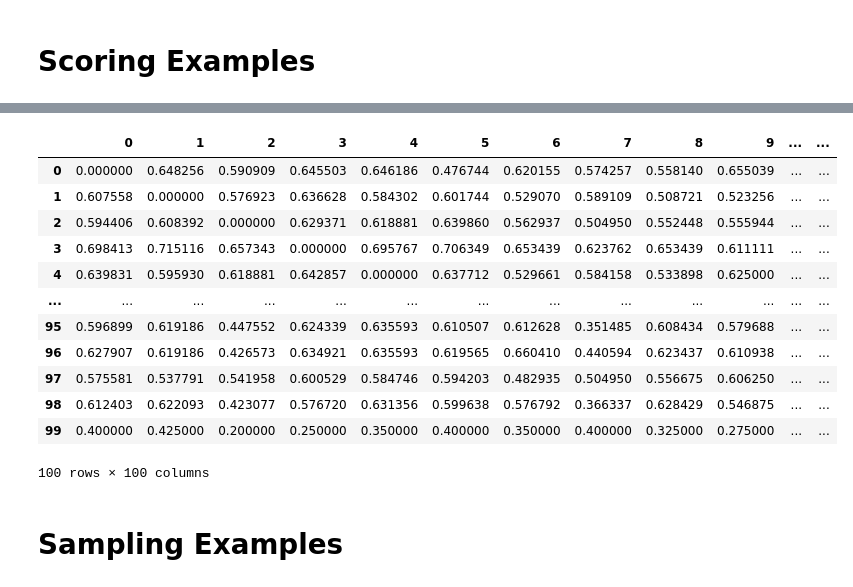
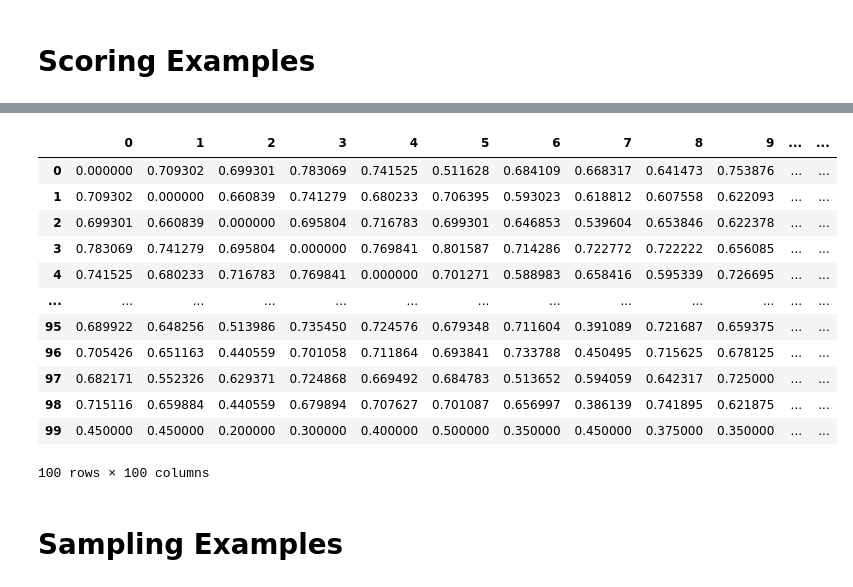
Before and after one commit to bnagy/metronome, a Jupyter notebook: examples.ipynb, the cells around one changed output, grey strips where cells are left out. Drawn from its saved outputs; the diff is of its cells as text; code cells hidden in the pictures.

```diff
--- a/examples.ipynb
+++ b/examples.ipynb
@@ -62,37 +62,38 @@ scorer.dist_matrix_parallel(df, col='metronome')
 # %%
 # Advanced Scoring - Custom params for the BioPython Aligner
 
 # Match dict - bonus for matches, penalty for mismatches
 md = {
     ("|", "|"): 2,
     ("w", "w"): 2,
     ("S", "S"): 2,
     (".", "."): 2,
     ("|", "S"): -4,
     ("|", "w"): -3,
     ("|", "."): -2,
     ("w", "S"): -2,
     ("w", "."): 0,
     ("S", "."): 0,
 }
 # open and extend penalties for alignment gaps
-open_extend_penalties = (-10,-1)
+open_penalty = -10
+extend_penalty = -1
 
-s = met.scoring.Scorer(match_dict=md, oe=open_extend_penalties)
+s = met.scoring.Scorer(match_dict=md, open_gap_score = open_penalty, extend_gap_score = extend_penalty)
 s.dist_matrix(df)
 # %% [output]
 |  | 0 | 1 | 2 | 3 | 4 | 5 | 6 | 7 | 8 | 9 | ... | ... |
-| 0 | 0.000000 | 0.648256 | 0.590909 | 0.645503 | 0.646186 | 0.476744 | 0.620155 | 0.574257 | 0.558140 | 0.655039 | ... | ... |
-| 1 | 0.607558 | 0.000000 | 0.576923 | 0.636628 | 0.584302 | 0.601744 | 0.529070 | 0.589109 | 0.508721 | 0.523256 | ... | ... |
-| 2 | 0.594406 | 0.608392 | 0.000000 | 0.629371 | 0.618881 | 0.639860 | 0.562937 | 0.504950 | 0.552448 | 0.555944 | ... | ... |
-| 3 | 0.698413 | 0.715116 | 0.657343 | 0.000000 | 0.695767 | 0.706349 | 0.653439 | 0.623762 | 0.653439 | 0.611111 | ... | ... |
-| 4 | 0.639831 | 0.595930 | 0.618881 | 0.642857 | 0.000000 | 0.637712 | 0.529661 | 0.584158 | 0.533898 | 0.625000 | ... | ... |
+| 0 | 0.000000 | 0.709302 | 0.699301 | 0.783069 | 0.741525 | 0.511628 | 0.684109 | 0.668317 | 0.641473 | 0.753876 | ... | ... |
+| 1 | 0.709302 | 0.000000 | 0.660839 | 0.741279 | 0.680233 | 0.706395 | 0.593023 | 0.618812 | 0.607558 | 0.622093 | ... | ... |
+| 2 | 0.699301 | 0.660839 | 0.000000 | 0.695804 | 0.716783 | 0.699301 | 0.646853 | 0.539604 | 0.653846 | 0.622378 | ... | ... |
+| 3 | 0.783069 | 0.741279 | 0.695804 | 0.000000 | 0.769841 | 0.801587 | 0.714286 | 0.722772 | 0.722222 | 0.656085 | ... | ... |
+| 4 | 0.741525 | 0.680233 | 0.716783 | 0.769841 | 0.000000 | 0.701271 | 0.588983 | 0.658416 | 0.595339 | 0.726695 | ... | ... |
 | ... | ... | ... | ... | ... | ... | ... | ... | ... | ... | ... | ... | ... |
-| 95 | 0.596899 | 0.619186 | 0.447552 | 0.624339 | 0.635593 | 0.610507 | 0.612628 | 0.351485 | 0.608434 | 0.579688 | ... | ... |
-| 96 | 0.627907 | 0.619186 | 0.426573 | 0.634921 | 0.635593 | 0.619565 | 0.660410 | 0.440594 | 0.623437 | 0.610938 | ... | ... |
-| 97 | 0.575581 | 0.537791 | 0.541958 | 0.600529 | 0.584746 | 0.594203 | 0.482935 | 0.504950 | 0.556675 | 0.606250 | ... | ... |
-| 98 | 0.612403 | 0.622093 | 0.423077 | 0.576720 | 0.631356 | 0.599638 | 0.576792 | 0.366337 | 0.628429 | 0.546875 | ... | ... |
-| 99 | 0.400000 | 0.425000 | 0.200000 | 0.250000 | 0.350000 | 0.400000 | 0.350000 | 0.400000 | 0.325000 | 0.275000 | ... | ... |
+| 95 | 0.689922 | 0.648256 | 0.513986 | 0.735450 | 0.724576 | 0.679348 | 0.711604 | 0.391089 | 0.721687 | 0.659375 | ... | ... |
+| 96 | 0.705426 | 0.651163 | 0.440559 | 0.701058 | 0.711864 | 0.693841 | 0.733788 | 0.450495 | 0.715625 | 0.678125 | ... | ... |
+| 97 | 0.682171 | 0.552326 | 0.629371 | 0.724868 | 0.669492 | 0.684783 | 0.513652 | 0.594059 | 0.642317 | 0.725000 | ... | ... |
+| 98 | 0.715116 | 0.659884 | 0.440559 | 0.679894 | 0.707627 | 0.701087 | 0.656997 | 0.386139 | 0.741895 | 0.621875 | ... | ... |
+| 99 | 0.450000 | 0.450000 | 0.200000 | 0.300000 | 0.400000 | 0.500000 | 0.350000 | 0.450000 | 0.375000 | 0.350000 | ... | ... |
 100 rows × 100 columns
 # %% [markdown]
 # Sampling Examples
```
Also changed, not shown: parts of 3 cells of this notebook, 1 other file.
